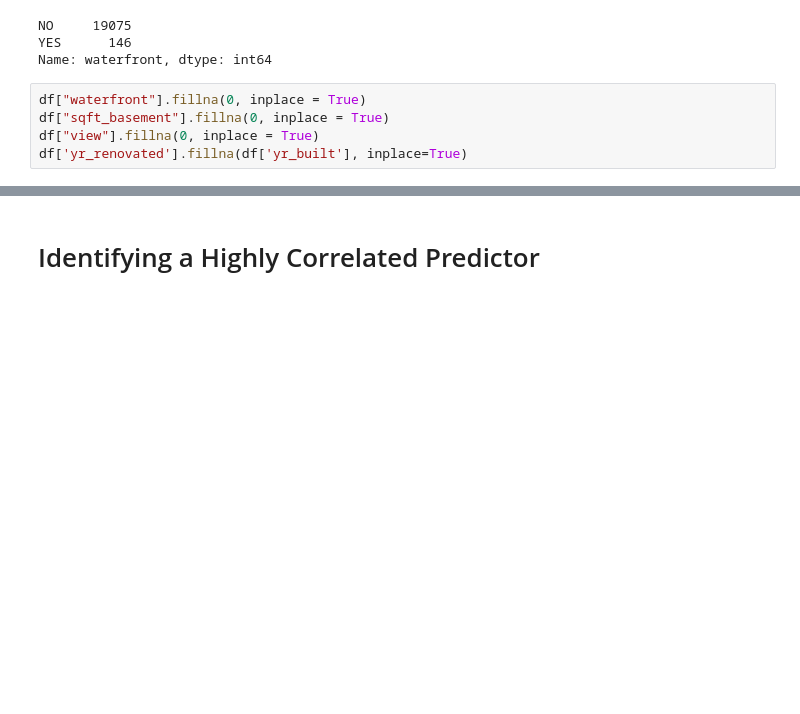
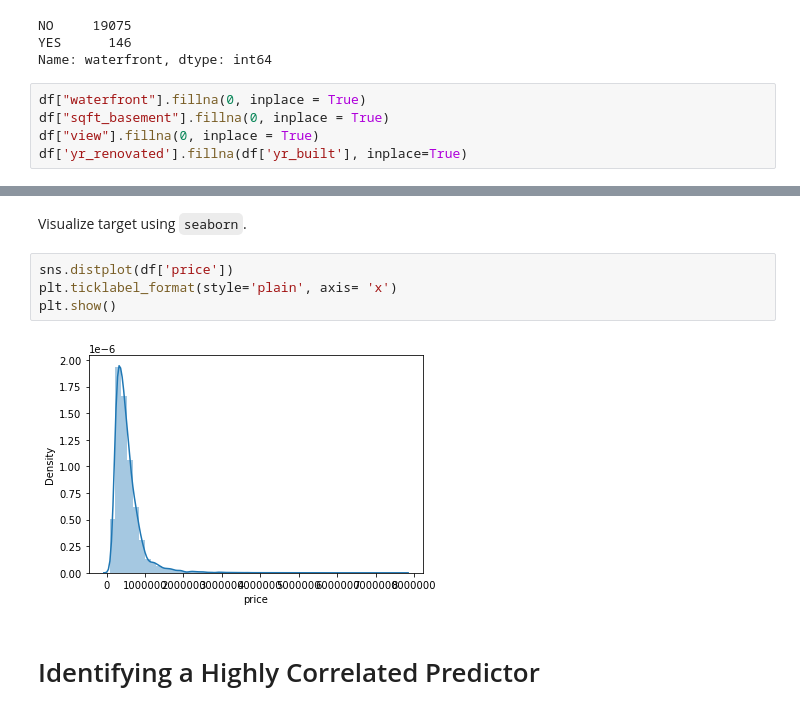
Before and after one commit to dataeducator/real_estate_linear_regression, a Jupyter notebook: final_project_phase_2.ipynb, the cells around one changed output, grey strips where cells are left out. Drawn from its saved outputs; the diff is of its cells as text; blank space fills up the shorter version.

```diff
--- a/final_project_phase_2.ipynb
+++ b/final_project_phase_2.ipynb
@@ -251,3 +258,11 @@ sns.heatmap(df.corr(), annot = True, cmap = "Blues");
+# %% [markdown]
+Visualize target using <code>seaborn</code>.
+# %%
+sns.distplot(df['price'])
+plt.ticklabel_format(style='plain', axis= 'x')
+plt.show()
+# %% [output]
+[figure, added]
 # %% [markdown]
 # Identifying a Highly Correlated Predictor
 # %%
```
Also changed, not shown: parts of 37 cells of this notebook.
